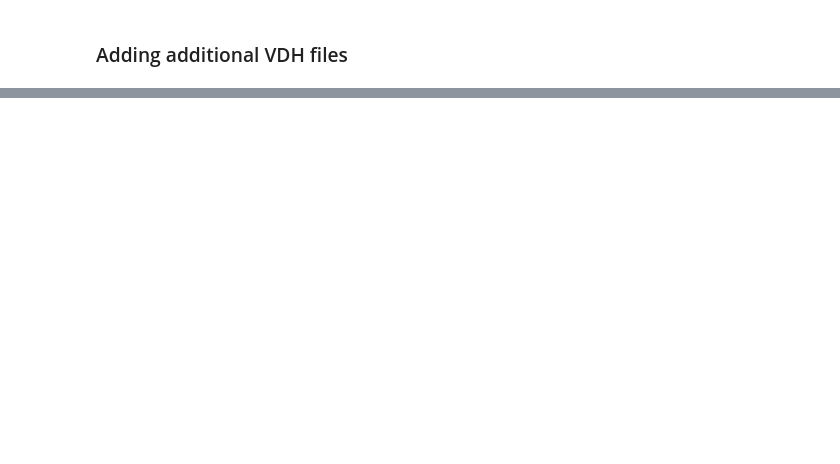
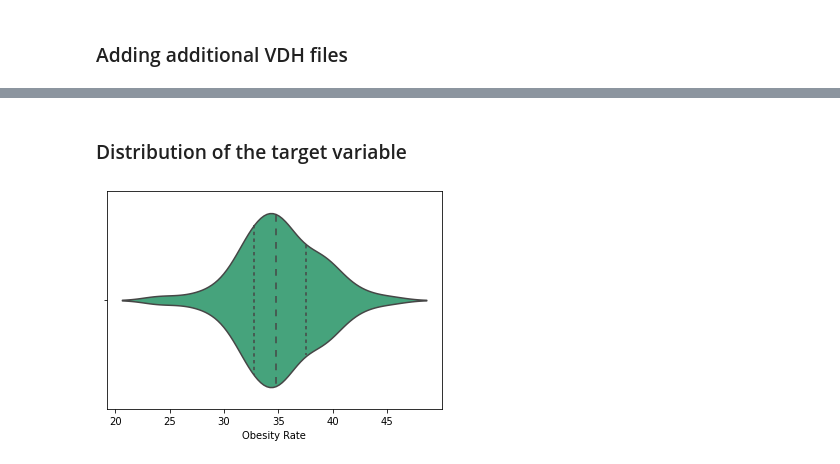
Before and after one commit to connorpepin/CMDA-Capstone, a Jupyter notebook: VDH.ipynb, the cells around one changed output, grey strips where cells are left out. Cells and saved outputs as stored; diff of their text form; code cells hidden in the pictures; blank space fills up the shorter version.

```diff
--- a/VDH.ipynb
+++ b/VDH.ipynb
@@ -67,0 +167,7 @@ SyntaxError: invalid syntax (262242513.py, line 1)
+# %% [markdown]
+### Distribution of the target variable
+# %%
+# tried Food Environment Index as y but since it's geographical corr with food though this might make more sense we can change this
+sns.violinplot(x=health_ranking_2022['Obesity Rate'], inner="quartile", color="#36B37E");
+# %% [output]
+[figure, added]
```
Also changed, not shown: parts of 24 cells of this notebook.
